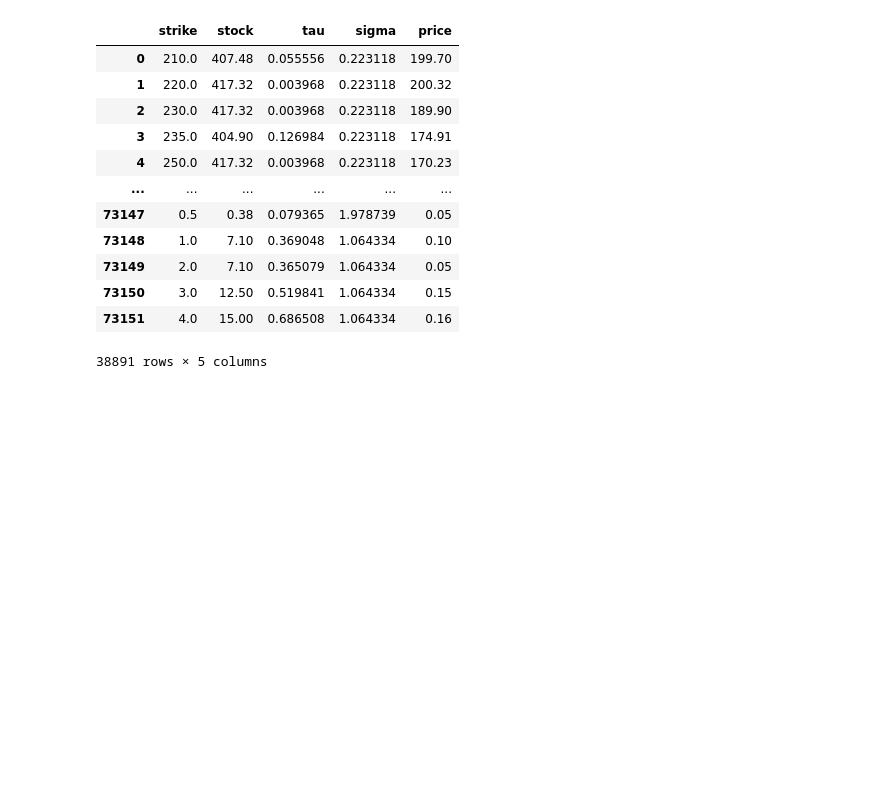
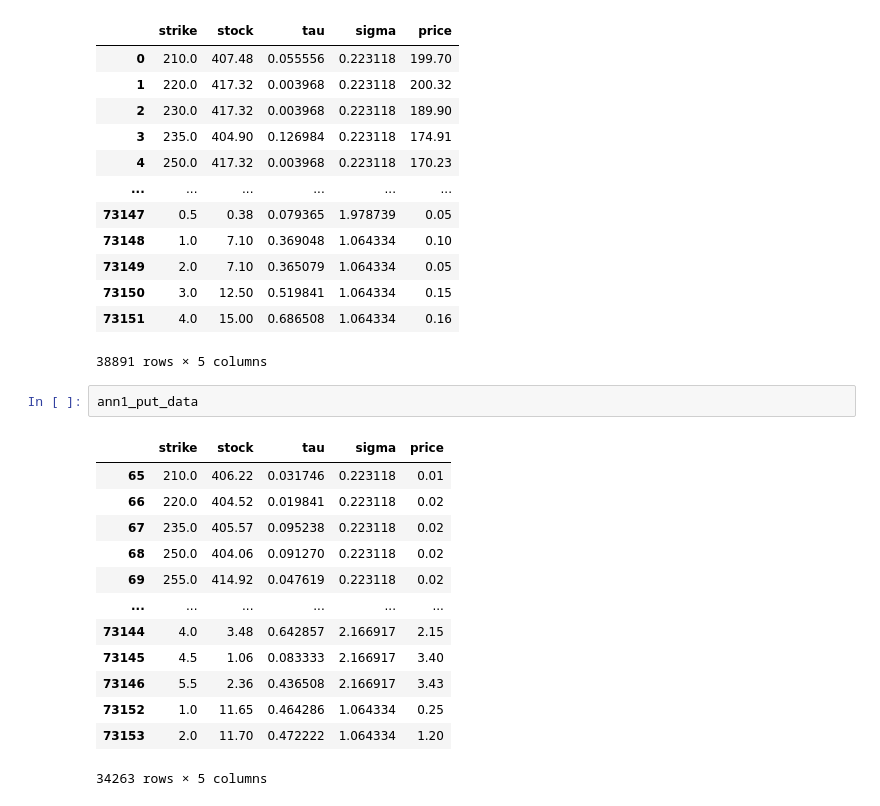
Before and after one commit to Ciriosss/option-pricing-with-deep-learning, a Jupyter notebook: ann1.ipynb, the cells around one changed output. Cells and saved outputs as stored; diff of their text form; blank space fills up the shorter version.

```diff
--- a/ann1.ipynb
+++ b/ann1.ipynb
@@ -49,6 +40,22 @@ ann1_call_data
 | 73150 | 3.0 | 12.50 | 0.519841 | 1.064334 | 0.15 |
 | 73151 | 4.0 | 15.00 | 0.686508 | 1.064334 | 0.16 |
 38891 rows × 5 columns
+# %%
+ann1_put_data
+# %% [output]
+|  | strike | stock | tau | sigma | price |
+| 65 | 210.0 | 406.22 | 0.031746 | 0.223118 | 0.01 |
+| 66 | 220.0 | 404.52 | 0.019841 | 0.223118 | 0.02 |
+| 67 | 235.0 | 405.57 | 0.095238 | 0.223118 | 0.02 |
+| 68 | 250.0 | 404.06 | 0.091270 | 0.223118 | 0.02 |
+| 69 | 255.0 | 414.92 | 0.047619 | 0.223118 | 0.02 |
+| ... | ... | ... | ... | ... | ... |
+| 73144 | 4.0 | 3.48 | 0.642857 | 2.166917 | 2.15 |
+| 73145 | 4.5 | 1.06 | 0.083333 | 2.166917 | 3.40 |
+| 73146 | 5.5 | 2.36 | 0.436508 | 2.166917 | 3.43 |
+| 73152 | 1.0 | 11.65 | 0.464286 | 1.064334 | 0.25 |
+| 73153 | 2.0 | 11.70 | 0.472222 | 1.064334 | 1.20 |
+34263 rows × 5 columns
 # %%
 import numpy as np
 import pandas as pd
```
Also changed, not shown: parts of 7 cells of this notebook, 4 other files.
